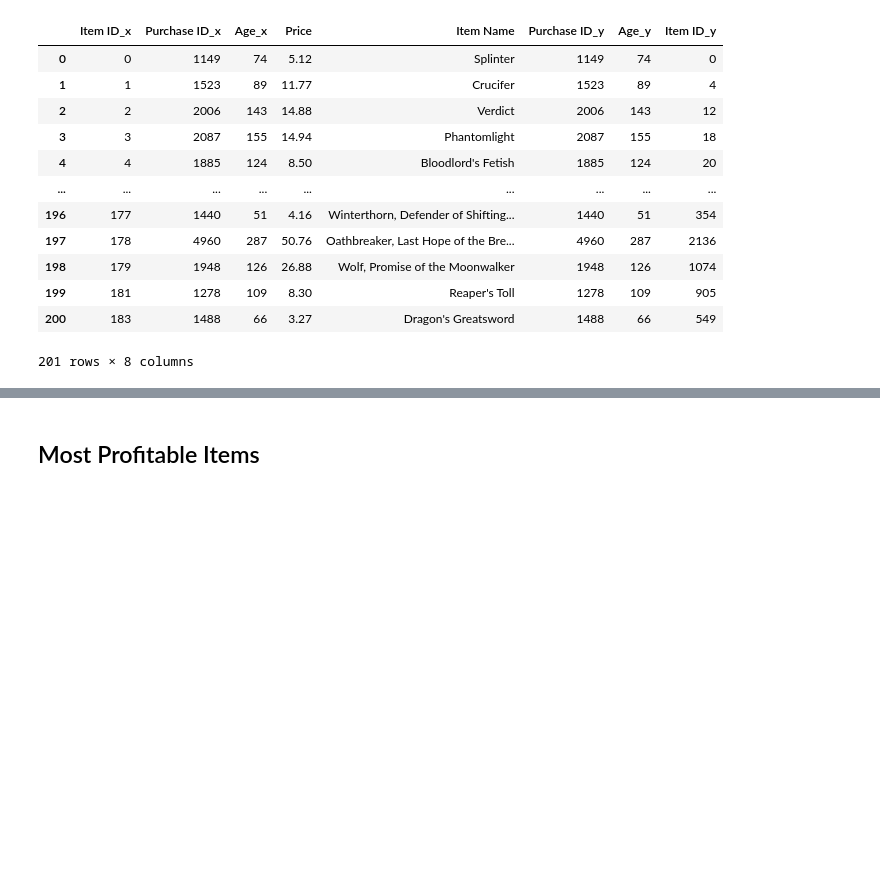
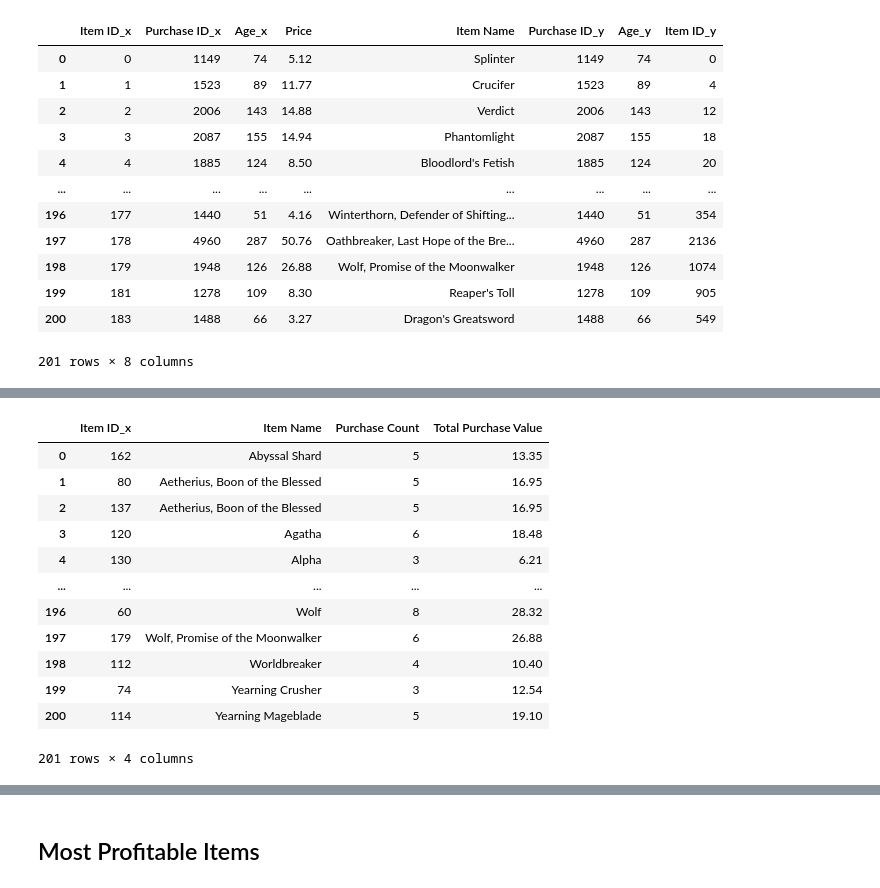
Before and after one commit to emersonmolett/Pandas-challenge, a Jupyter notebook: 04-Pandas/Instructions/HeroesOfPymoli/HeroesOfPymoli_starter.ipynb, the cells around one changed output, grey strips where cells are left out. Cells and saved outputs as stored; diff of their text form; code cells hidden in the pictures; blank space fills up the shorter version.

```diff
--- a/04-Pandas/Instructions/HeroesOfPymoli/HeroesOfPymoli_starter.ipynb
+++ b/04-Pandas/Instructions/HeroesOfPymoli/HeroesOfPymoli_starter.ipynb
@@ -851,0 +903,18 @@ NameError: name 'count' is not defined
+# %%
+#working on updating cols
+updated_col_names = col_update_item_id_count[["Item ID_x", "Item Name", "Purchase Count", "Total Purchase Value"]]
+updated_col_names
+# %% [output]
+|  | Item ID_x | Item Name | Purchase Count | Total Purchase Value |
+| 0 | 162 | Abyssal Shard | 5 | 13.35 |
+| 1 | 80 | Aetherius, Boon of the Blessed | 5 | 16.95 |
+| 2 | 137 | Aetherius, Boon of the Blessed | 5 | 16.95 |
+| 3 | 120 | Agatha | 6 | 18.48 |
+| 4 | 130 | Alpha | 3 | 6.21 |
+| ... | ... | ... | ... | ... |
+| 196 | 60 | Wolf | 8 | 28.32 |
+| 197 | 179 | Wolf, Promise of the Moonwalker | 6 | 26.88 |
+| 198 | 112 | Worldbreaker | 4 | 10.40 |
+| 199 | 74 | Yearning Crusher | 3 | 12.54 |
+| 200 | 114 | Yearning Mageblade | 5 | 19.10 |
+201 rows × 4 columns
```
Also changed, not shown: parts of 11 cells of this notebook.
